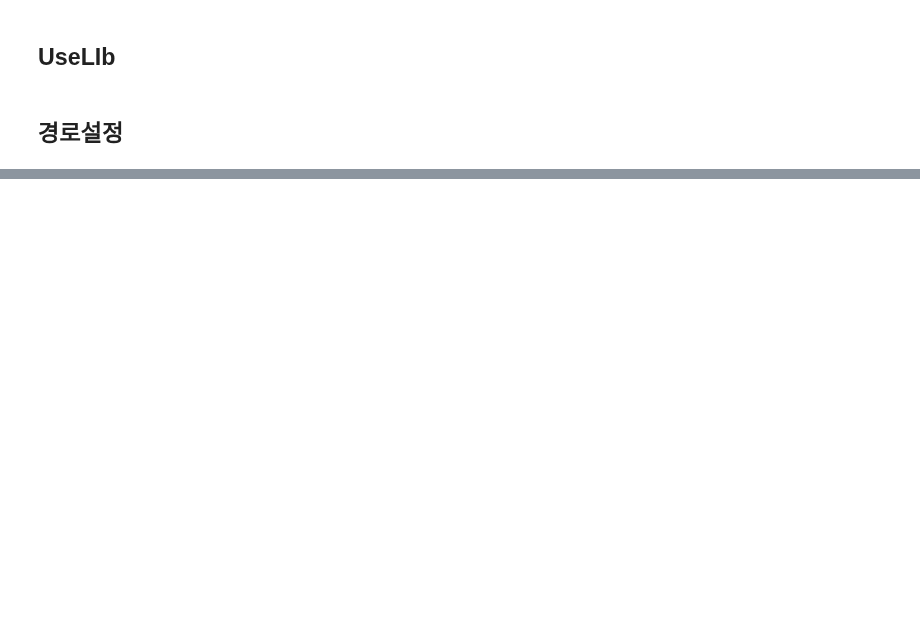
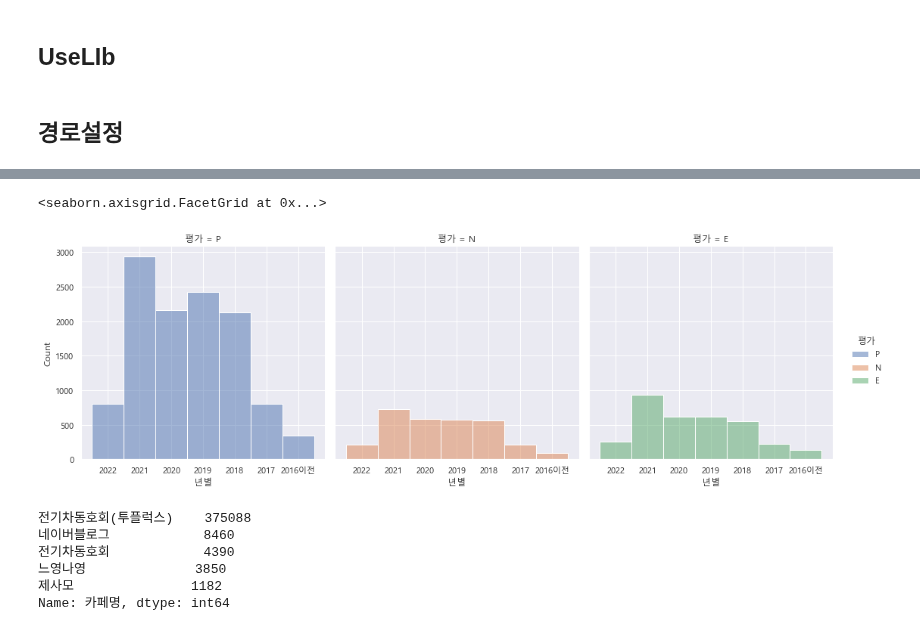
Before and after one commit to minwooking/Jeju_Electric_Vehicle_analysis, a Jupyter notebook: 전기차시각화분석.ipynb, the cells around one changed output, grey strips where cells are left out. Cells and saved outputs as stored; diff of their text form; code cells hidden in the pictures; blank space fills up the shorter version.

```diff
--- a/전기차시각화분석.ipynb
+++ b/전기차시각화분석.ipynb
@@ -53,0 +105,7 @@ Length: 392970, dtype: int64
+# %%
+sns.set(rc = {'figure.figsize':(25,25)})
+plt.rcParams['font.family'] = 'Malgun Gothic'
+sns.displot(data=df_jeju, x="년별",col='평가',hue='평가')
+# %% [output]
+<seaborn.axisgrid.FacetGrid at 0x...>
+[figure, added]
@@ -53,0 +116,9 @@ Length: 392970, dtype: int64
+# %%
+df.카페명.value_counts()
+# %% [output]
+전기차동호회(투플럭스)    375088
+네이버블로그            8460
+전기차동호회            4390
+느영나영              3850
+제사모               1182
+Name: 카페명, dtype: int64
```
Also changed, not shown: parts of 41 cells of this notebook.
